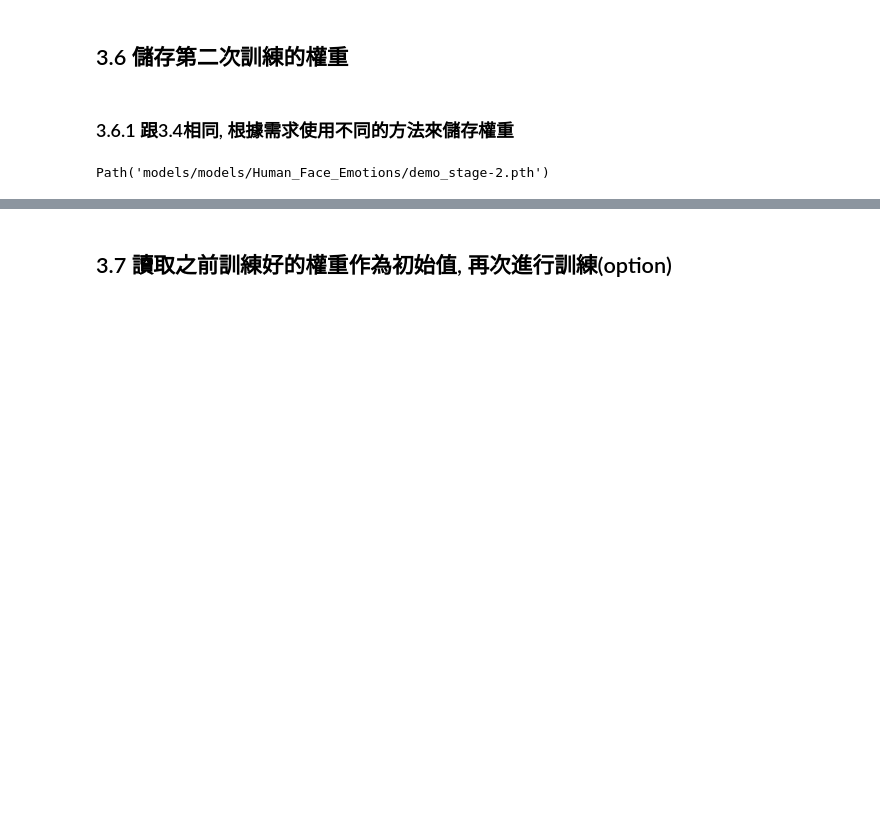
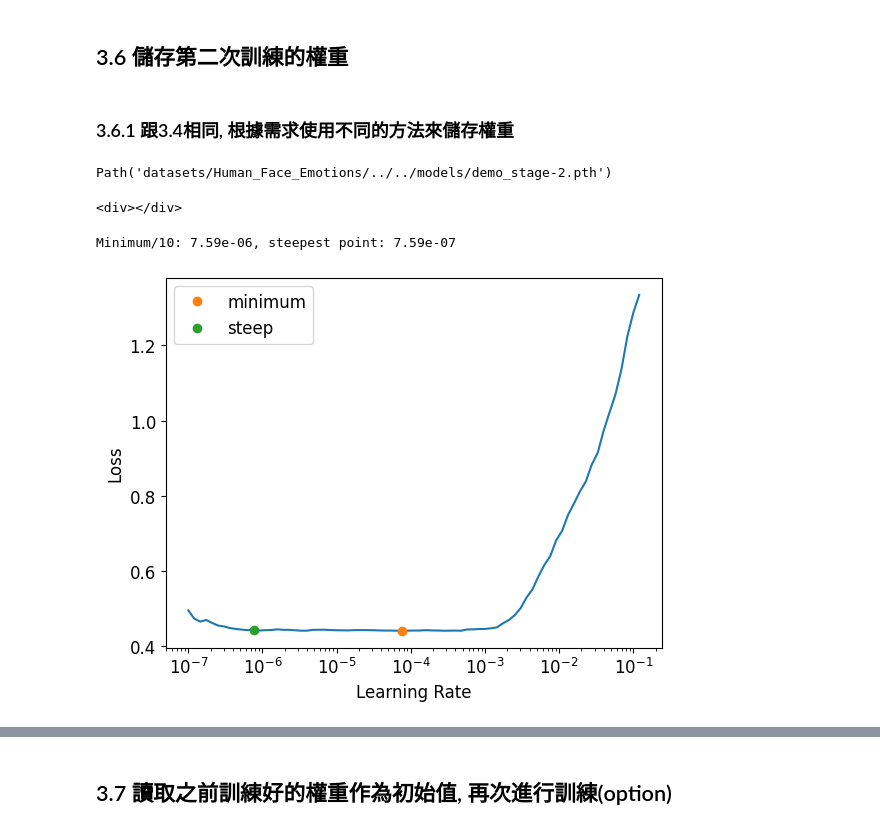
Before and after one commit to Jerry-ya-ya/DeepLearning, a Jupyter notebook: Step2_example_fastaiv2_classification_train.ipynb, the cells around one changed output, grey strips where cells are left out. Saved outputs shown, nothing was run; the diff lists cells and outputs as text; code cells hidden in the pictures; blank space fills up the shorter version.

```diff
--- a/Step2_example_fastaiv2_classification_train.ipynb
+++ b/Step2_example_fastaiv2_classification_train.ipynb
@@ -224,8 +240,3 @@ learn.fit_one_cycle(6, lr_max= 2.75e-04)
 ## 3.6 儲存第二次訓練的權重
 # %% [markdown]
 ### 3.6.1 跟3.4相同, 根據需求使用不同的方法來儲存權重
-# %%
-myModel = modelPath+'/demo_stage-2'
-learn.save(myModel)
-# %% [output]
-Path('models/models/Human_Face_Emotions/demo_stage-2.pth')
@@ -234,0 +243,5 @@ learn.export(export_model)
+# %%
+learn.model_dir = "../../models"
+learn.save("demo_stage-2")
+# %% [output]
+Path('datasets/Human_Face_Emotions/../../models/demo_stage-2.pth')
@@ -234,0 +253,12 @@ learn.export(export_model)
+# %%
+try:
+    lr_min, lr_steep = learn.lr_find(suggest_funcs=(minimum, steep))
+    print(f"Minimum/10: {lr_min:.2e}, steepest point: {lr_steep:.2e}")
+except Exception as e:
+    print("lr_find 發生錯誤：")
+    print(type(e).__name__)
+    print(e)
+# %% [output]
+<div></div>
+Minimum/10: 7.59e-06, steepest point: 7.59e-07
+[figure, added]
```
Also changed, not shown: parts of 37 cells of this notebook, 25 other files.
